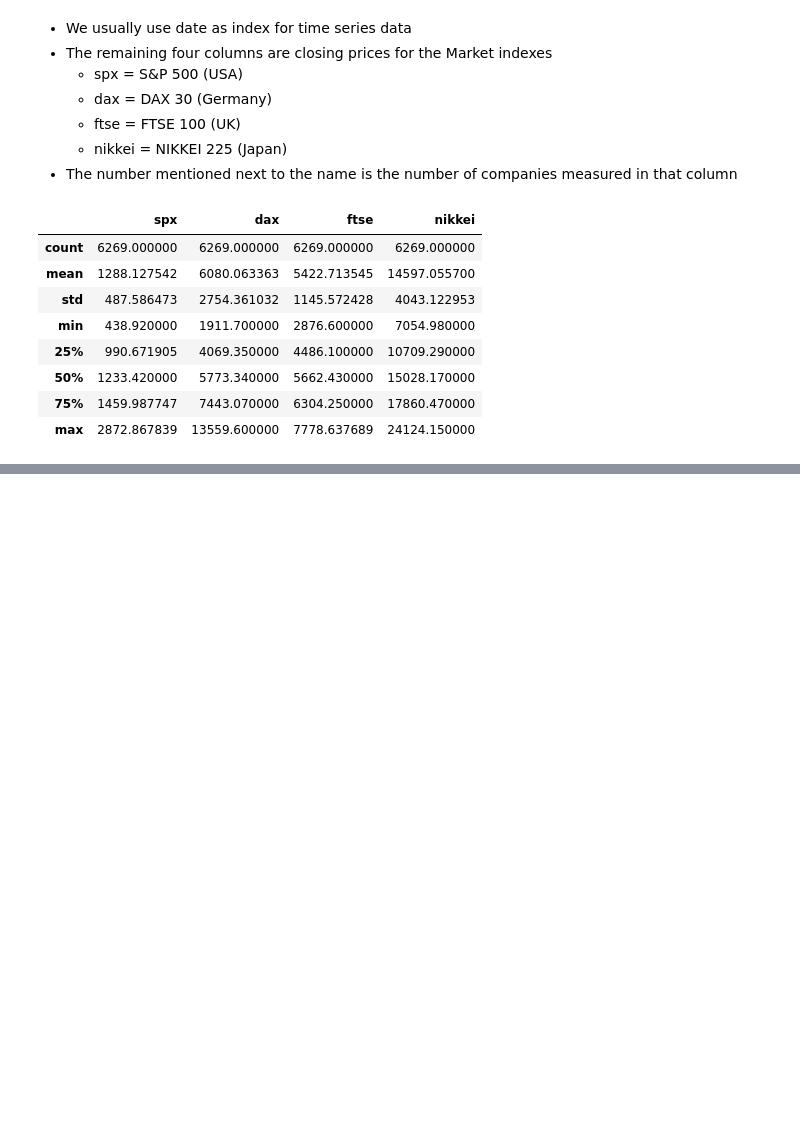
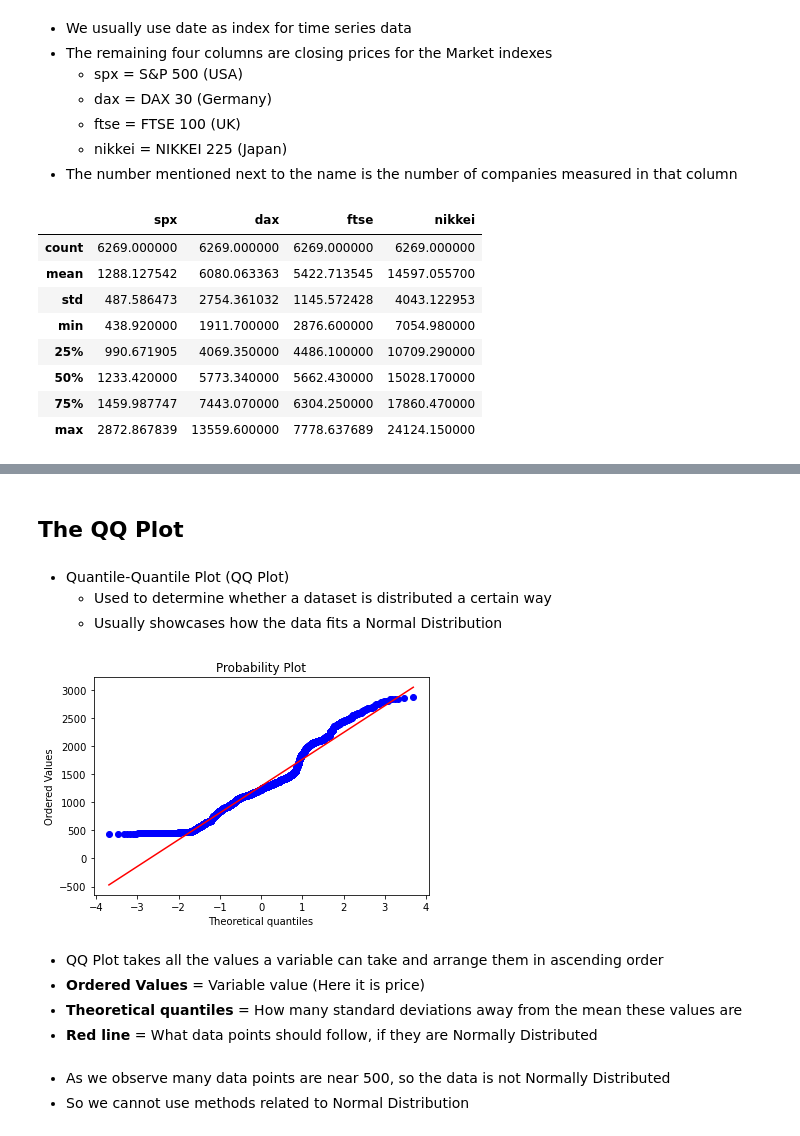
Before and after one commit to danishroohul/Udemy-Courses, a Jupyter notebook: Time-Series-Analysis-in-Python-2021/NB_1_Introduction_to_Time_Series_in_Python.ipynb, the cells around one changed output, grey strips where cells are left out. Saved outputs shown, nothing was run; the diff lists cells and outputs as text; code cells hidden in the pictures; blank space fills up the shorter version.

```diff
--- a/Time-Series-Analysis-in-Python-2021/NB_1_Introduction_to_Time_Series_in_Python.ipynb
+++ b/Time-Series-Analysis-in-Python-2021/NB_1_Introduction_to_Time_Series_in_Python.ipynb
@@ -89,0 +128,19 @@ df_comp.describe()
+# %% [markdown]
+## The QQ Plot
+# %% [markdown]
+- Quantile-Quantile Plot (QQ Plot)
+    - Used to determine whether a dataset is distributed a certain way
+    - Usually showcases how the data fits a Normal Distribution
+# %%
+scipy.stats.probplot(df_comp.spx, plot=pylab)
+pylab.show()
+# %% [output]
+[figure, added]
+# %% [markdown]
+- QQ Plot takes all the values a variable can take and arrange them in ascending order
+- **Ordered Values** = Variable value (Here it is price)
+- **Theoretical quantiles** = How many standard deviations away from the mean these values are
+- **Red line** = What data points should follow, if they are Normally Distributed
+# %% [markdown]
+- As we observe many data points are near 500, so the data is not Normally Distributed
+- So we cannot use methods related to Normal Distribution
```
Also changed, not shown: parts of 8 cells of this notebook, 2 other files.
